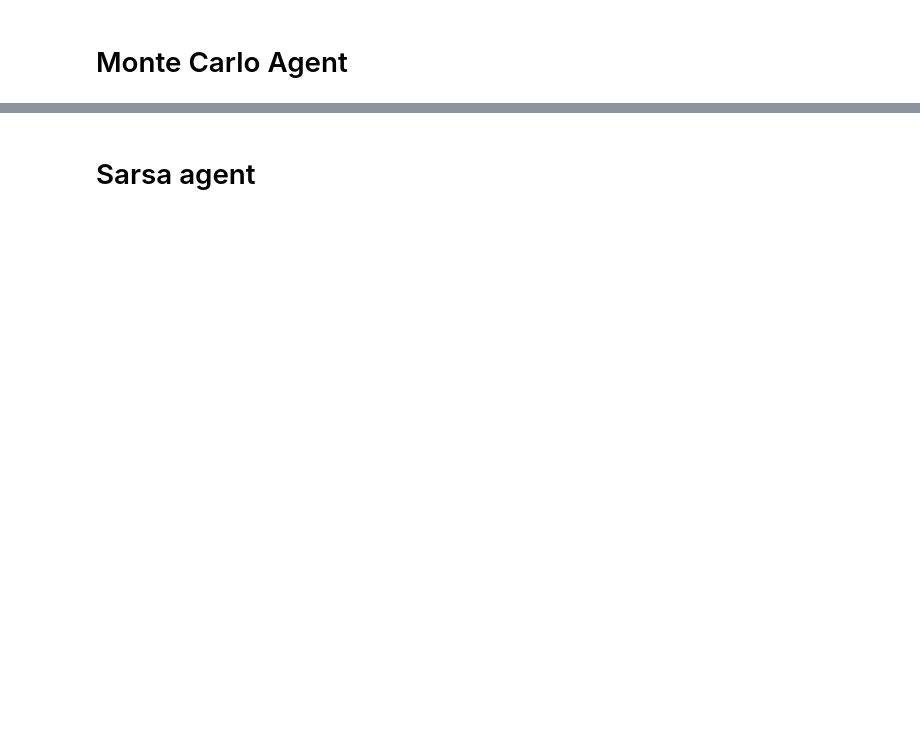
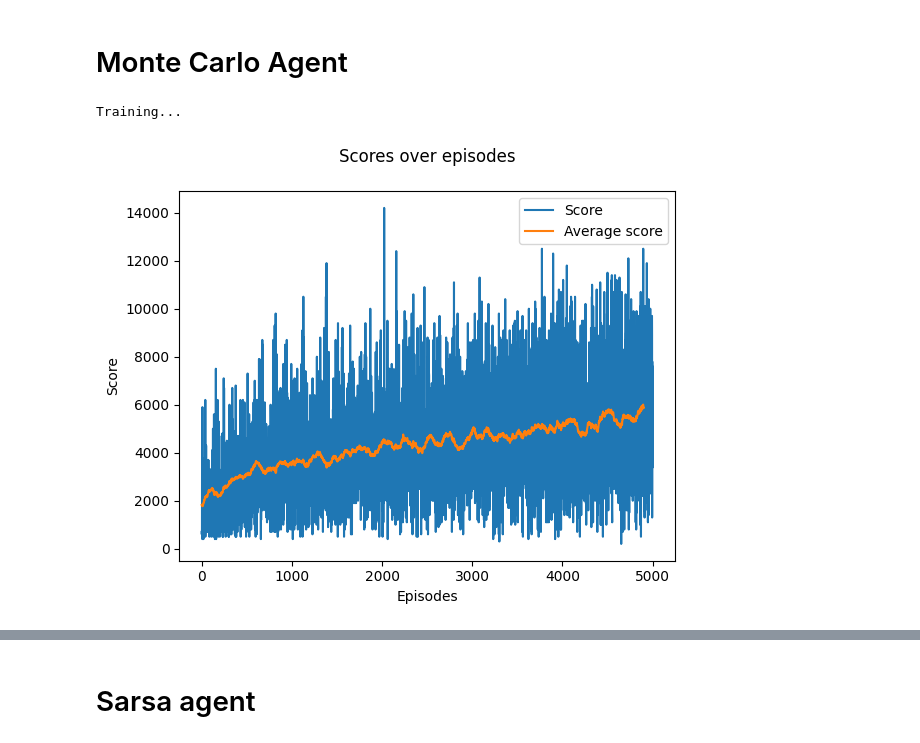
Before and after one commit to Ramlaoui/rl-pacman, a Jupyter notebook: notebooks/play.ipynb, the cells around one changed output, grey strips where cells are left out. Saved outputs shown, nothing was run; the diff lists cells and outputs as text; code cells hidden in the pictures; blank space fills up the shorter version.

```diff
--- a/notebooks/play.ipynb
+++ b/notebooks/play.ipynb
@@ -62,6 +106,9 @@ FileNotFoundError: No file 'images/Trollman.png' found in working directory '/Us
 from src.agents.monte_carlo import MonteCarloAgent
 mc_agent = MonteCarloAgent(env, epsilon=0.05, gamma=0.99)
 # %%
-trainer = Trainer(env, qlearning_agent, gui=False)
+trainer = Trainer(env, mc_agent, gui=False)
 trainer.train(5000, render=True, log_interval=100)
 trainer.plot_score()
+# %% [output]
+Training...
+[figure, added]
```
Also changed, not shown: parts of 16 cells of this notebook, 6 other files.
